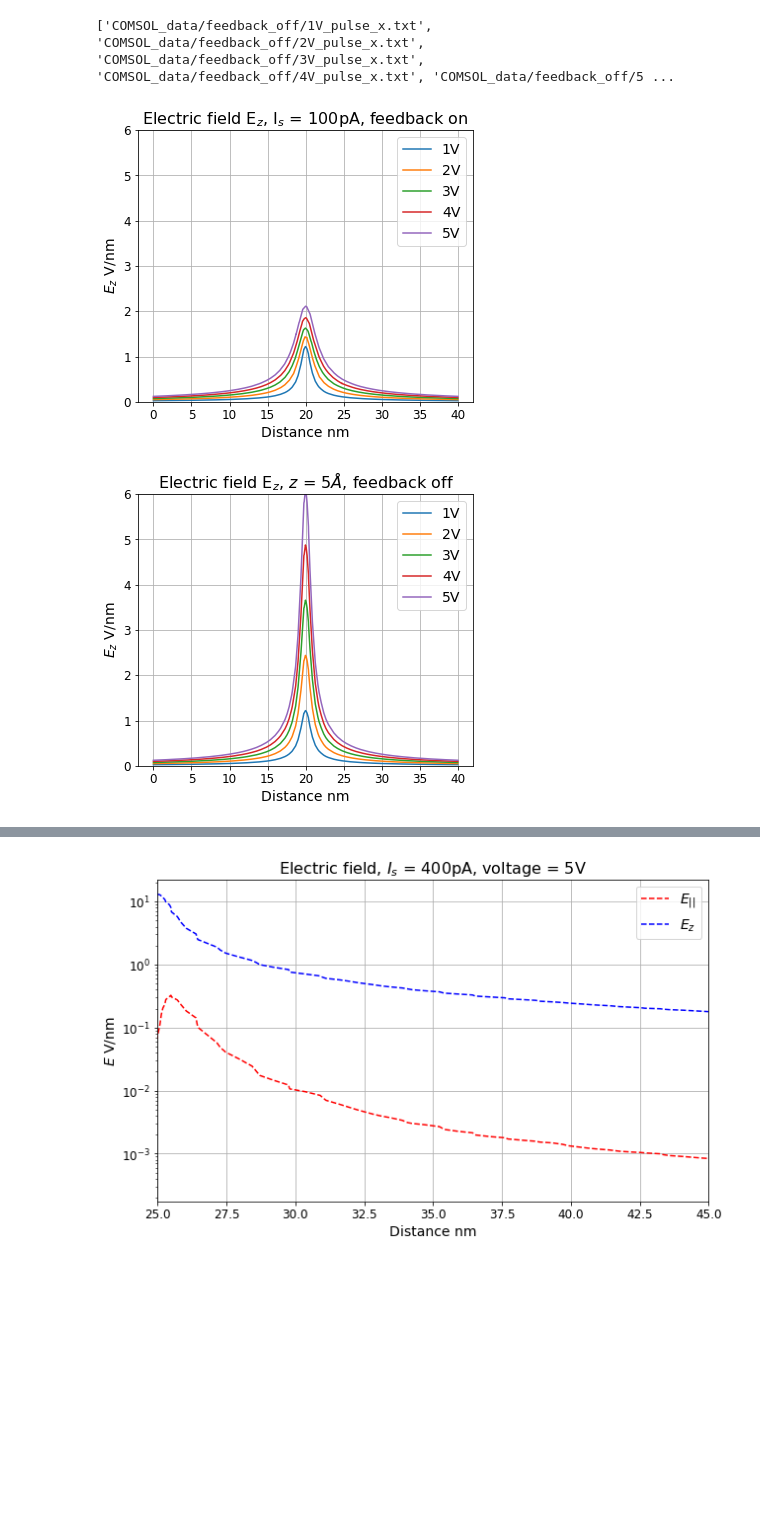
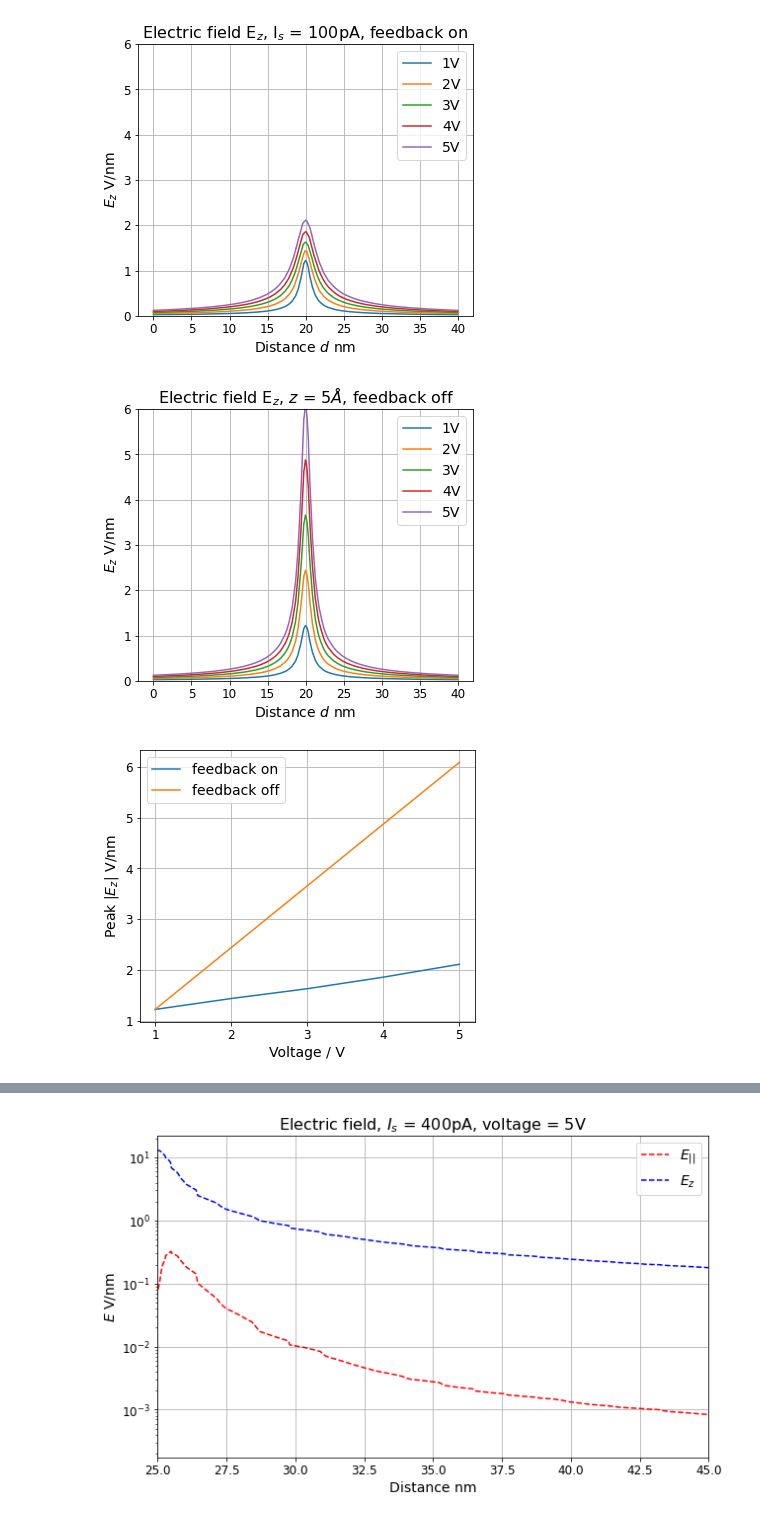
Before and after one commit to thomasbourke1/STM-electric-field-simulation, a Jupyter notebook: COMSOL_plot.ipynb, the cells around one changed output, grey strips where cells are left out. Cells and saved outputs as stored; diff of their text form; code cells hidden in the pictures; blank space fills up the shorter version.

Commit message:
add plot_peakE()

```diff
--- a/COMSOL_plot.ipynb
+++ b/COMSOL_plot.ipynb
@@ -17,12 +17,13 @@ plot.plot_Ez(feedback_on_z, feedback='on', free_param=100)
 #feedback off
 feedback_off_x, feedback_off_z = plot.generate_file_lists('COMSOL_data/feedback_off')
 plot.plot_Ez(feedback_off_z, feedback='off', free_param=5)
-
-print(feedback_off_x)
 # %% [output]
-['COMSOL_data/feedback_off/1V_pulse_x.txt', 'COMSOL_data/feedback_off/2V_pulse_x.txt', 'COMSOL_data/feedback_off/3V_pulse_x.txt', 'COMSOL_data/feedback_off/4V_pulse_x.txt', 'COMSOL_data/feedback_off/5 ...
-[figure, old version]
+[figure, new version]
-[figure, old version]
+[figure, new version]
+# %%
+plot.plot_peakE(feedback_on_z, feedback_off_z, component='z')
+# %% [output]
+[figure, added]
 # %%
 #plot E_x data
 
```
Also changed, not shown: parts of 2 cells of this notebook, 2 other files.
